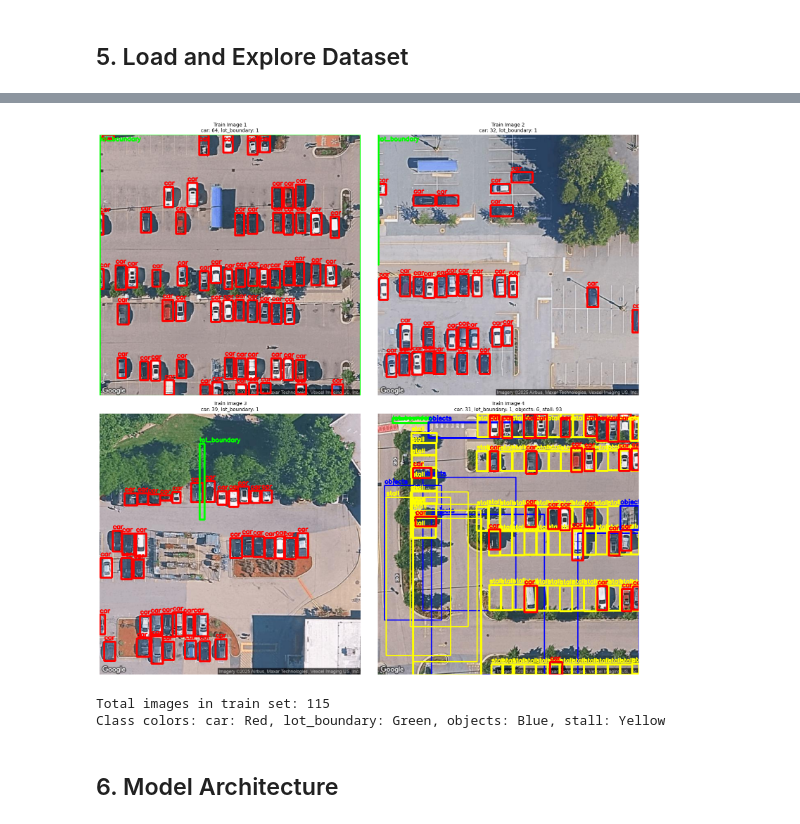
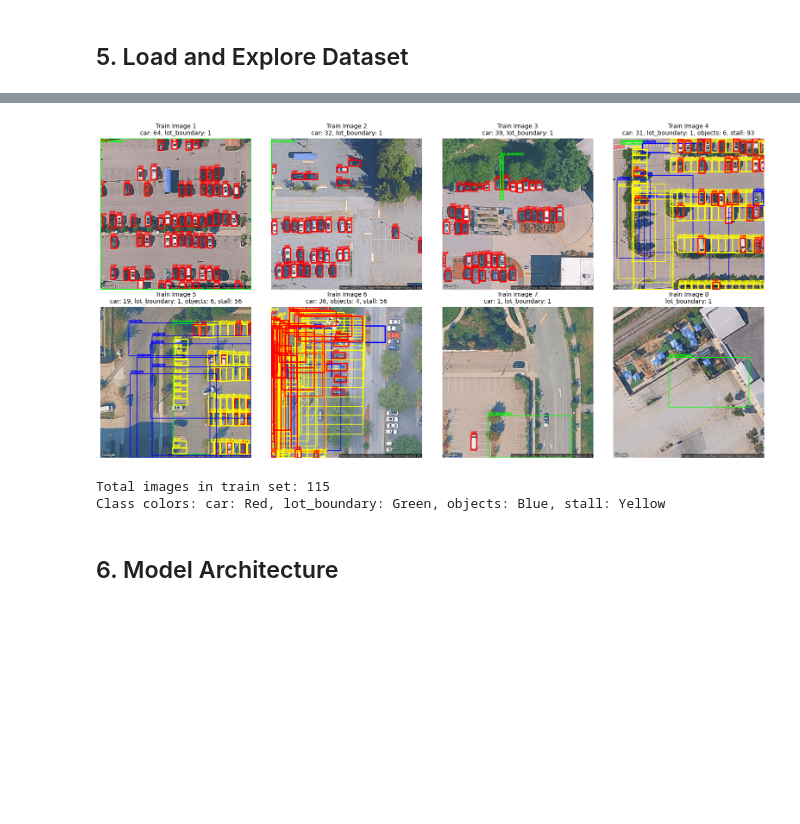
Before and after one commit to 0x1AY/Parking-Lot-Occupancy-Estimation-, a Jupyter notebook: train.ipynb, the cells around one changed output, grey strips where cells are left out. Cells and saved outputs as stored; diff of their text form; code cells hidden in the pictures; blank space fills up the shorter version.

```diff
--- a/train.ipynb
+++ b/train.ipynb
@@ -50,7 +50,7 @@ Update Settings with 'yolo settings key=value', i.e. 'yolo settings runs_dir=pat
 config = {
     'dataset_path': dataset_url,  # Path to dataset
     'data_yaml': os.path.join(dataset_url, 'data.yaml'),  # Path to data.yaml
-    'model_name': 'yolov11n.pt',  # YOLOv11 nano (options: yolov11n, yolov11s, yolov11m)
+    'model_name': 'yolov11m.pt',  # YOLOv11 nano (options: yolov11n, yolov11s, yolov11m)
     'epochs': 100,
     'batch_size': 16,
     'img_size': 640,
@@ -135,7 +135,7 @@ train: ../train/images
 val: ../valid/images
 # %%
 # Visualize sample images from dataset
-def visualize_samples(dataset_path, split='train', num_samples=4):
+def visualize_samples(dataset_path, split='train', num_samples=8):
     """Visualize sample images with their annotations"""
     images_dir = os.path.join(dataset_path, split, 'images')
     labels_dir = os.path.join(dataset_path, split, 'labels')
@@ -158,13 +158,17 @@ def visualize_samples(dataset_path, split='train', num_samples=4):
     image_files = [f for f in os.listdir(images_dir) if f.endswith(('.jpg', '.png', '.jpeg'))]
     num_samples = min(num_samples, len(image_files))
 
-    fig, axes = plt.subplots(2, 2, figsize=(16, 16))
+    # Calculate grid size for subplots
+    n_cols = 4  # Number of columns
+    n_rows = (num_samples + n_cols - 1) // n_cols # Calculate rows needed
+
+    fig, axes = plt.subplots(n_rows, n_cols, figsize=(4 * n_cols, 4 * n_rows))
     axes = axes.flatten()
 
     for idx in range(num_samples):
         img_file = image_files[idx]
         img_path = os.path.join(images_dir, img_file)
-        label_path = os.path.join(labels_dir, img_file.replace('.jpg', '.txt').replace('.png', '.txt'))
+        label_path = os.path.join(labels_dir, img_file.replace('.jpg', '.txt').replace('.png', '.txt').replace('.jpeg', '.txt'))
 
         # Read image
         img = cv2.imread(img_path)
@@ -209,10 +213,11 @@ def visualize_samples(dataset_path, split='train', num_samples=4):
                     y2 = int((y_center + height/2) * h)
 
                     # Clip coordinates to image boundaries
-                    x1 = max(0, min(x1, w))
-                    y1 = max(0, min(y1, h))
-                    x2 = max(0, min(x2, w))
-                    y2 = max(0, min(y2, h))
+                    x1 = max(0, min(x1, w-1))
+                    y1 = max(0, min(y1, h-1))
+                    x2 = max(0, min(x2, w-1))
+                    y2 = max(0, min(y2, h-1))
+
 
                     # Different colors and thickness for each class
                     colors = [(255, 0, 0), (0, 255, 0), (0, 0, 255), (255, 255, 0)]  # Red, Green, Blue, Yellow
@@ -239,6 +244,11 @@ def visualize_samples(dataset_path, split='train', num_samples=4):
         axes[idx].set_title(f'{split.capitalize()} Image {idx+1}\n{stats_str}', fontsize=10)
         axes[idx].axis('off')
 
+    # Hide any unused subplots
+    for idx in range(num_samples, len(axes)):
+        axes[idx].axis('off')
+
+
     plt.tight_layout()
     plt.show()
 
@@ -246,7 +256,7 @@ def visualize_samples(dataset_path, split='train', num_samples=4):
     print(f"Class colors: {', '.join([f'{class_names[i]}: {c}' for i, c in enumerate(['Red', 'Green', 'Blue', 'Yellow'])])}")
 
 # Visualize training samples
-visualize_samples(config['dataset_path'], 'train', num_samples=4)
+visualize_samples(config['dataset_path'], 'train', num_samples=8)
 # %% [output]
 Classes: ['car', 'lot_boundary', 'objects', 'stall']
 Warning: Invalid coordinates in surrey_sw_88th_ave_r0_c2_z20_614x614-2x_png.rf.3c9e01fa6bc6283d7d25881240405b5c.jpg: class=1, x=0.0020830625, y=0.0, w=0.0, h=0.9991856671875
@@ -253,4 +265,4 @@ Warning: Invalid coordinates in surrey_sw_88th_ave_r0_c2_z20_614x614-2x_png.rf.3
-[figure, old version]
+[figure, new version]
 Total images in train set: 115
 Class colors: car: Red, lot_boundary: Green, objects: Blue, stall: Yellow
 # %%
```
Also changed, not shown: parts of 3 cells of this notebook.
